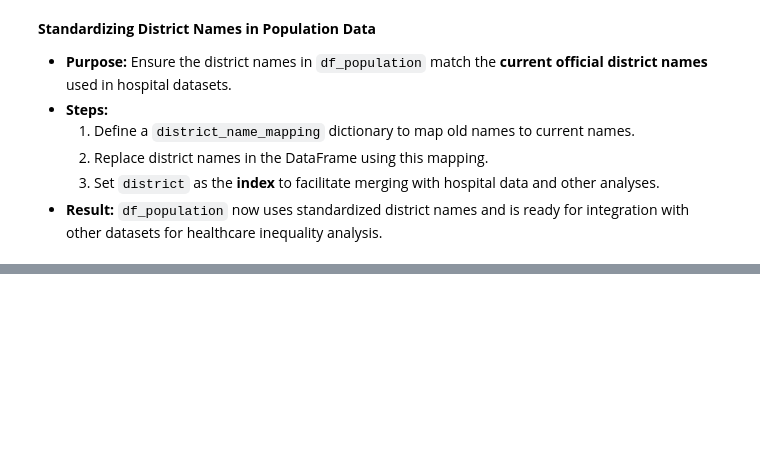
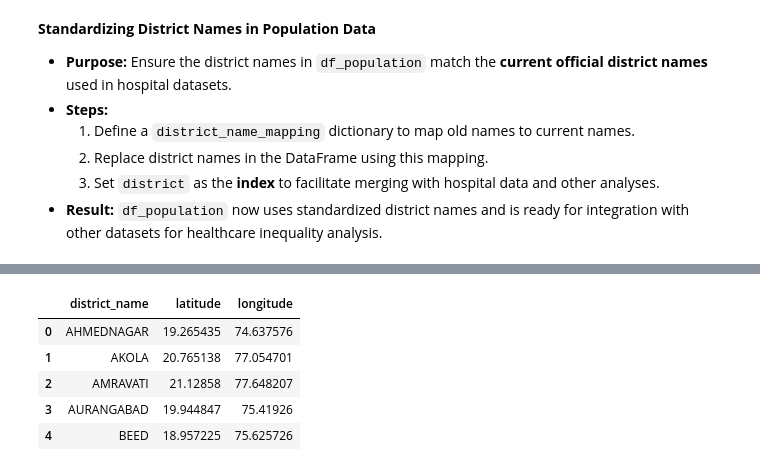
Before and after one commit to nikhil-dhumal/EquiHealth, a Jupyter notebook: scripts/scrape-health-data.ipynb, the cells around one changed output, grey strips where cells are left out. Drawn from its saved outputs; the diff is of its cells as text; code cells hidden in the pictures; blank space fills up the shorter version.

```diff
--- a/scripts/scrape-health-data.ipynb
+++ b/scripts/scrape-health-data.ipynb
@@ -1252,0 +1326,15 @@ df_population.to_csv("../data/maharashtra/population.csv")
+# %%
+pincode_maha = pincode_df[pincode_df["StateName"].str.upper() == "MAHARASHTRA"].copy()
+pincode_maha = pincode_maha.dropna(subset=["Latitude", "Longitude"])
+
+district_coords = pincode_maha.groupby("District", as_index=False).agg({"Latitude": "mean", "Longitude": "mean"})
+
+district_coords.rename(columns={"District": "district_name", "Latitude": "latitude", "Longitude": "longitude"}, inplace=True)
+district_coords.head()
+# %% [output]
+|  | district_name | latitude | longitude |
+| 0 | AHMEDNAGAR | 19.265435 | 74.637576 |
+| 1 | AKOLA | 20.765138 | 77.054701 |
+| 2 | AMRAVATI | 21.12858 | 77.648207 |
+| 3 | AURANGABAD | 19.944847 | 75.41926 |
+| 4 | BEED | 18.957225 | 75.625726 |
```
Also changed, not shown: parts of 16 cells of this notebook, 1 other file.
